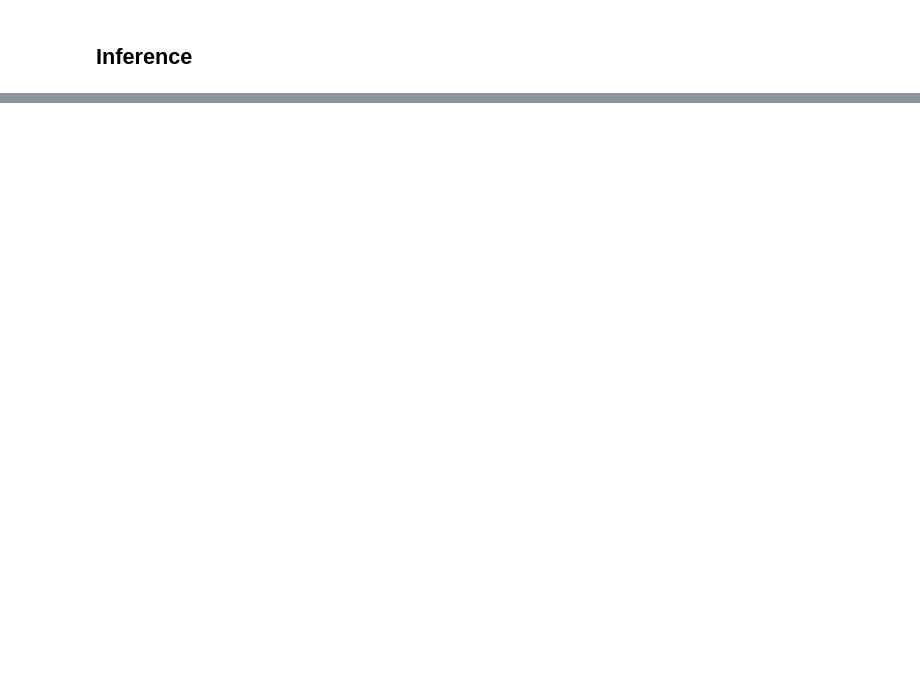
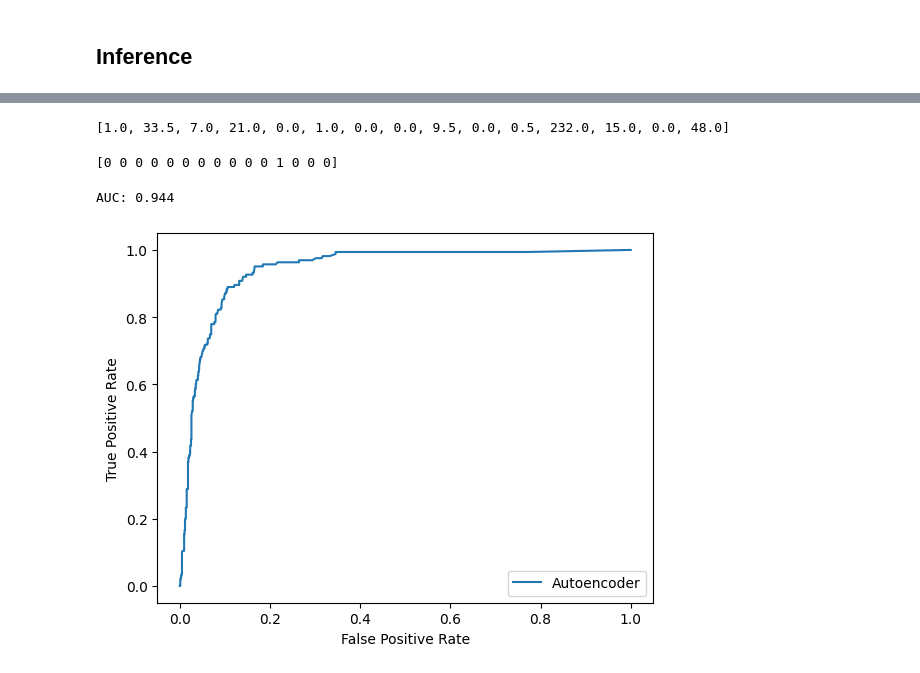
Before and after one commit to Pikurrot/MED-GIA, a Jupyter notebook: AnomalyDetection/inference.ipynb, the cells around one changed output, grey strips where cells are left out. Cells and saved outputs as stored; diff of their text form; code cells hidden in the pictures; blank space fills up the shorter version.

```diff
--- a/AnomalyDetection/inference.ipynb
+++ b/AnomalyDetection/inference.ipynb
@@ -69,0 +152,32 @@ reconstructed_image_np.shape
+# %%
+print(red_fracs[:15])
+# %% [output]
+[1.0, 33.5, 7.0, 21.0, 0.0, 1.0, 0.0, 0.0, 9.5, 0.0, 0.5, 232.0, 15.0, 0.0, 48.0]
+# %%
+print(labels[:15])
+# %% [output]
+[0 0 0 0 0 0 0 0 0 0 0 1 0 0 0]
+# %%
+# roc curve and auc
+from sklearn.metrics import roc_curve
+from sklearn.metrics import roc_auc_score
+from sklearn.metrics import confusion_matrix
+
+# calculate roc curve
+fpr, tpr, thresholds = roc_curve(labels, red_fracs)
+# calculate AUC
+auc = roc_auc_score(labels, red_fracs)
+print('AUC: %.3f' % auc)
+
+# plot the roc curve for the model
+plt.plot(fpr, tpr, label='Autoencoder')
+# axis labels
+plt.xlabel('False Positive Rate')
+plt.ylabel('True Positive Rate')
+# show the legend
+plt.legend()
+# show the plot
+plt.show()
+# %% [output]
+AUC: 0.944
+[figure, added]
```
Also changed, not shown: parts of 10 cells of this notebook.
